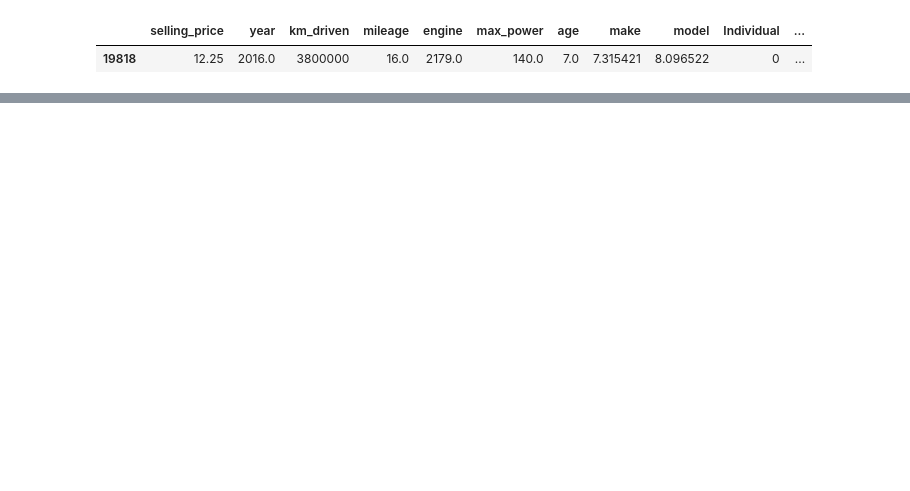
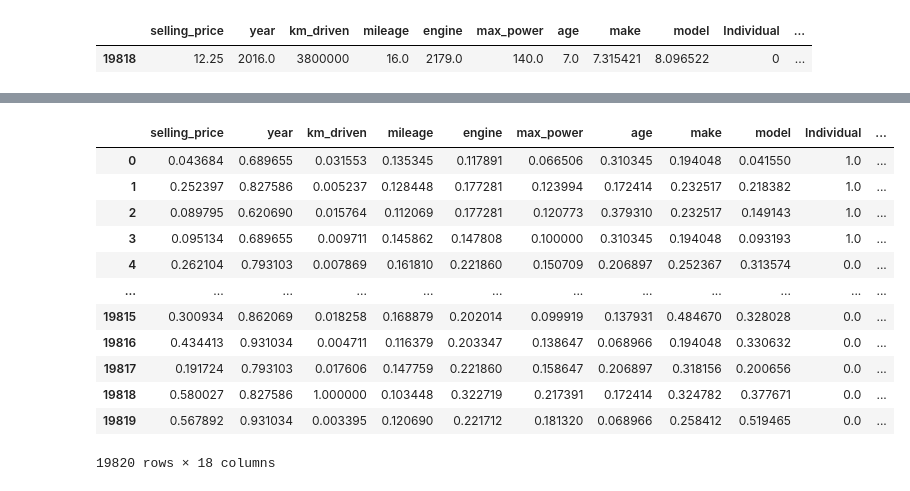
Before and after one commit to sr606/Machine-Learning_Practices, a Jupyter notebook: Linear_Regression_1_Notebook.ipynb, the cells around one changed output, grey strips where cells are left out. Cells and saved outputs as stored; diff of their text form; code cells hidden in the pictures; blank space fills up the shorter version.

```diff
--- a/Linear_Regression_1_Notebook.ipynb
+++ b/Linear_Regression_1_Notebook.ipynb
@@ -108,0 +145,16 @@ df.loc[df['km_driven'] == df['km_driven'].max()]
+# %%
+df
+# %% [output]
+|  | selling_price | year | km_driven | mileage | engine | max_power | age | make | model | Individual | ... |
+| 0 | 0.043684 | 0.689655 | 0.031553 | 0.135345 | 0.117891 | 0.066506 | 0.310345 | 0.194048 | 0.041550 | 1.0 | ... |
+| 1 | 0.252397 | 0.827586 | 0.005237 | 0.128448 | 0.177281 | 0.123994 | 0.172414 | 0.232517 | 0.218382 | 1.0 | ... |
+| 2 | 0.089795 | 0.620690 | 0.015764 | 0.112069 | 0.177281 | 0.120773 | 0.379310 | 0.232517 | 0.149143 | 1.0 | ... |
+| 3 | 0.095134 | 0.689655 | 0.009711 | 0.145862 | 0.147808 | 0.100000 | 0.310345 | 0.194048 | 0.093193 | 1.0 | ... |
+| 4 | 0.262104 | 0.793103 | 0.007869 | 0.161810 | 0.221860 | 0.150709 | 0.206897 | 0.252367 | 0.313574 | 0.0 | ... |
+| ... | ... | ... | ... | ... | ... | ... | ... | ... | ... | ... | ... |
+| 19815 | 0.300934 | 0.862069 | 0.018258 | 0.168879 | 0.202014 | 0.099919 | 0.137931 | 0.484670 | 0.328028 | 0.0 | ... |
+| 19816 | 0.434413 | 0.931034 | 0.004711 | 0.116379 | 0.203347 | 0.138647 | 0.068966 | 0.194048 | 0.330632 | 0.0 | ... |
+| 19817 | 0.191724 | 0.793103 | 0.017606 | 0.147759 | 0.221860 | 0.158647 | 0.206897 | 0.318156 | 0.200656 | 0.0 | ... |
+| 19818 | 0.580027 | 0.827586 | 1.000000 | 0.103448 | 0.322719 | 0.217391 | 0.172414 | 0.324782 | 0.377671 | 0.0 | ... |
+| 19819 | 0.567892 | 0.931034 | 0.003395 | 0.120690 | 0.221712 | 0.181320 | 0.068966 | 0.258412 | 0.519465 | 0.0 | ... |
+19820 rows × 18 columns
```
Also changed, not shown: parts of 32 cells of this notebook.
